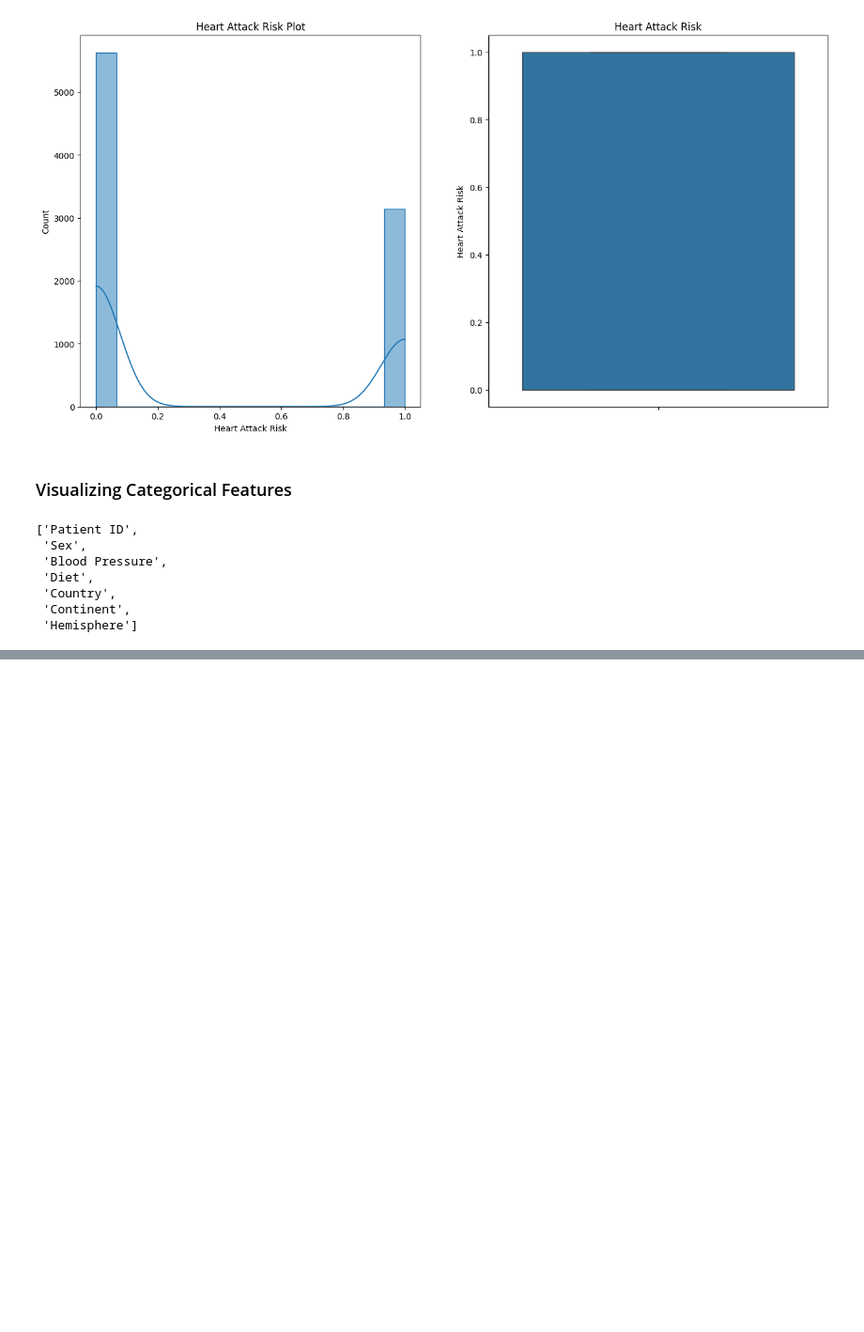
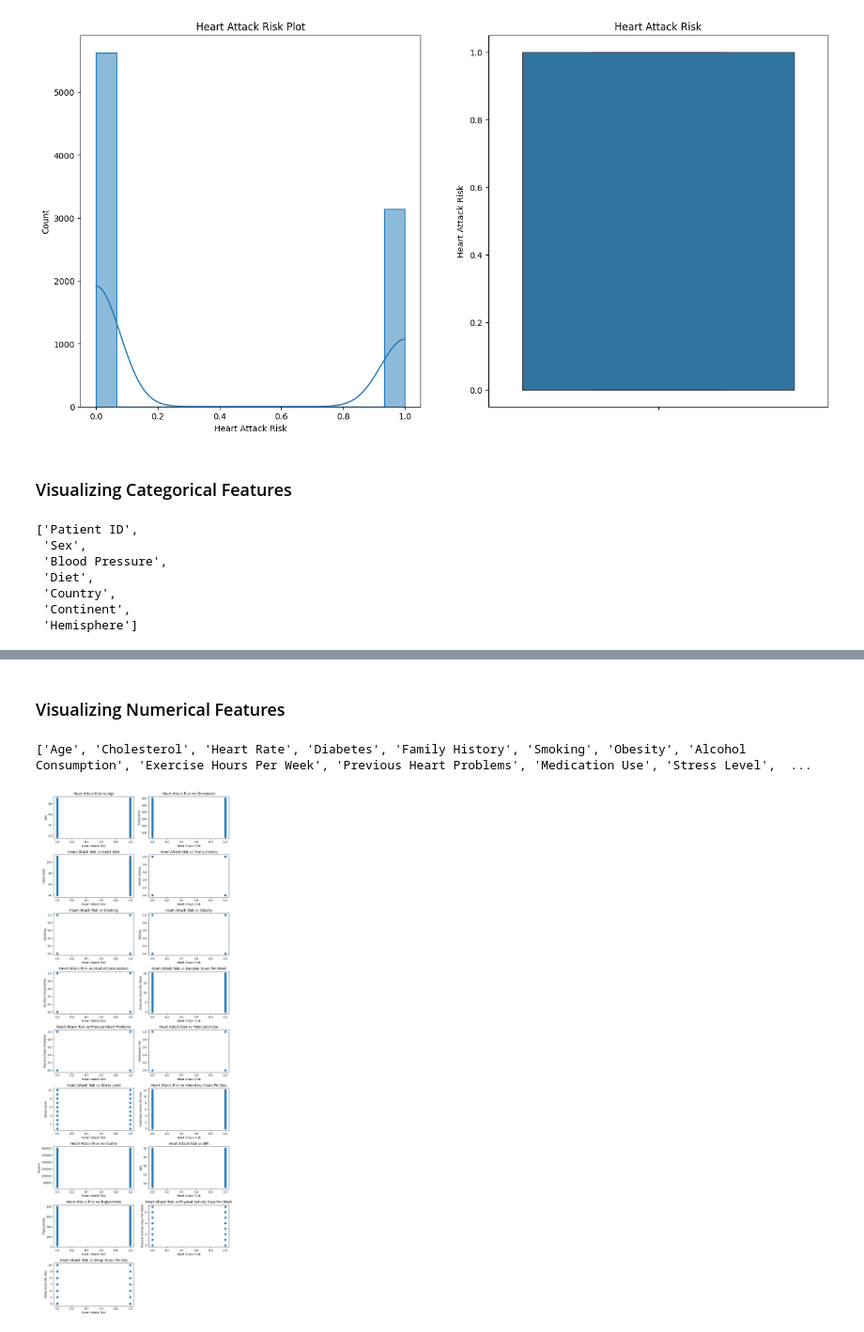
Before and after one commit to Akila-Prabath/Heart-Attack-Predictor, a Jupyter notebook: notebooks/FC212006_Akila/dataset.ipynb, the cells around one changed output, grey strips where cells are left out. Shown at 94% size. Saved outputs shown, nothing was run; the diff lists cells and outputs as text; code cells hidden in the pictures; blank space fills up the shorter version.

```diff
--- a/notebooks/FC212006_Akila/dataset.ipynb
+++ b/notebooks/FC212006_Akila/dataset.ipynb
@@ -168,0 +159,38 @@ plt.show()
+# %% [markdown]
+### Visualizing Numerical Features
+# %%
+numerical_features = [x for x in data.columns if data[x].dtype in ('int64','float64')]
+print(numerical_features)
+# %% [output]
+['Age', 'Cholesterol', 'Heart Rate', 'Diabetes', 'Family History', 'Smoking', 'Obesity', 'Alcohol Consumption', 'Exercise Hours Per Week', 'Previous Heart Problems', 'Medication Use', 'Stress Level',  ...
+# %%
+def scatter(y,fig):
+    plt.subplot(17,2,fig)
+    plt.scatter(data['Heart Attack Risk'],data[y])
+    plt.title('Heart Attack Risk vs '+y)
+    plt.ylabel(y)
+    plt.xlabel('Heart Attack Risk')
+
+plt.figure(figsize=(10,50))
+
+scatter('Age', 1)
+scatter('Cholesterol', 2)
+scatter('Heart Rate', 3)
+scatter('Family History', 4)
+scatter('Smoking',5)
+scatter('Obesity',6)
+scatter('Alcohol Consumption',7)
+scatter('Exercise Hours Per Week',8)
+scatter('Previous Heart Problems',9)
+scatter('Medication Use',10)
+scatter('Stress Level',11)
+scatter('Sedentary Hours Per Day',12)
+scatter('Income',13)
+scatter('BMI',14)
+scatter('Triglycerides',15)
+scatter('Physical Activity Days Per Week',16)
+scatter('Sleep Hours Per Day',17)
+
+plt.tight_layout()
+# %% [output]
+[figure, added]
```
Also changed, not shown: parts of 3 cells of this notebook.
